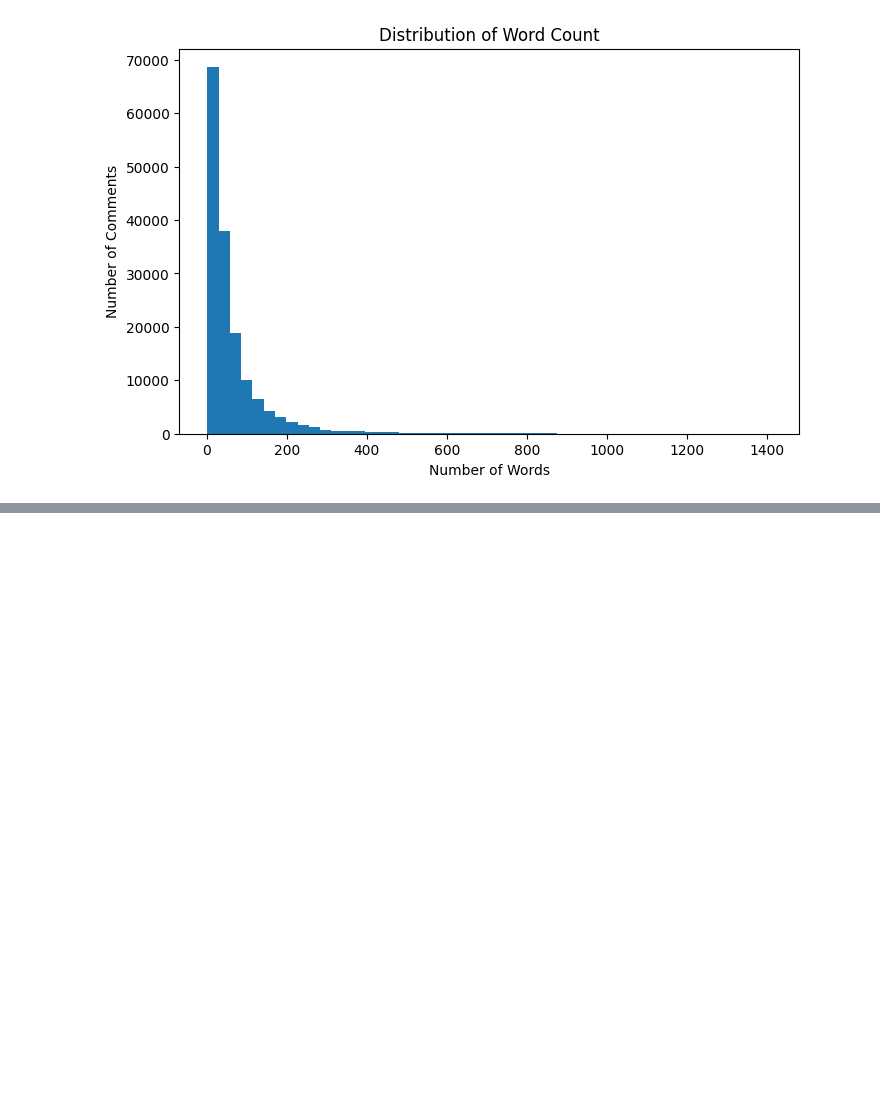
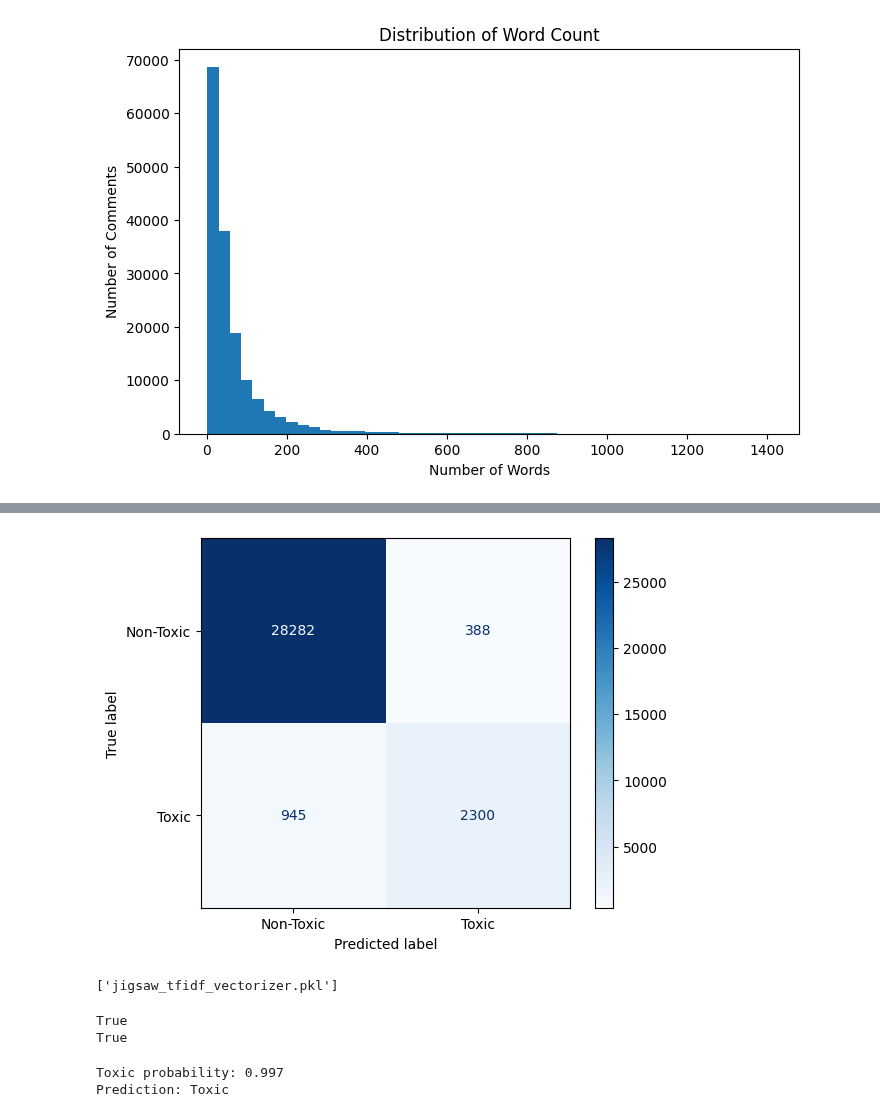
Before and after one commit to mahiicodes09-spec/Convox, a Jupyter notebook: ml/model-1 (mahi)/notebook/jigsaw-eda.ipynb, the cells around one changed output, grey strips where cells are left out. Cells and saved outputs as stored; diff of their text form; code cells hidden in the pictures; blank space fills up the shorter version.

```diff
--- a/ml/model-1 (mahi)/notebook/jigsaw-eda.ipynb
+++ b/ml/model-1 (mahi)/notebook/jigsaw-eda.ipynb
@@ -135,0 +569,17 @@ plt.show()
+# %%
+from sklearn.feature_extraction.text import TfidfVectorizer
+
+tfidf = TfidfVectorizer(
+    max_features=20000,
+    ngram_range=(1, 2),
+    stop_words="english"
+)
+
+X_train_tfidf = tfidf.fit_transform(X_train)
+X_test_tfidf = tfidf.transform(X_test)
+# %%
+from sklearn.linear_model import LogisticRegression
+
+model = LogisticRegression(max_iter=1000)
+
+model.fit(X_train_tfidf, y_train)
@@ -135,0 +615,4 @@ plt.show()
+# %%
+y_prob = model.predict_proba(X_test_tfidf)[:, 1]
+
+print(y_prob[:10])
@@ -135,0 +684,3 @@ plt.show()
+# %%
+threshold = 0.33
+y_pred = (y_prob >= threshold).astype(int)
@@ -135,0 +704,47 @@ plt.show()
+# %%
+from sklearn.metrics import confusion_matrix, ConfusionMatrixDisplay
+
+cm = confusion_matrix(y_test, y_pred)
+
+disp = ConfusionMatrixDisplay(
+    confusion_matrix=cm,
+    display_labels=["Non-Toxic", "Toxic"]
+)
+
+disp.plot(cmap="Blues")
+plt.show()
+# %% [output]
+[figure, added]
+# %%
+import joblib
+
+joblib.dump(model, "jigsaw_toxic_model.pkl")
+joblib.dump(tfidf, "jigsaw_tfidf_vectorizer.pkl")
+# %% [output]
+['jigsaw_tfidf_vectorizer.pkl']
+# %%
+import os
+
+print(os.path.exists("jigsaw_toxic_model.pkl"))
+print(os.path.exists("jigsaw_tfidf_vectorizer.pkl"))
+# %% [output]
+True
+True
+# %%
+import joblib
+
+loaded_model = joblib.load("jigsaw_toxic_model.pkl")
+loaded_tfidf = joblib.load("jigsaw_tfidf_vectorizer.pkl")
+
+comment = ["You are stupid and nobody likes you"]
+
+comment_tfidf = loaded_tfidf.transform(comment)
+
+probability = loaded_model.predict_proba(comment_tfidf)[0][1]
+prediction = int(probability >= 0.33)
+
+print("Toxic probability:", round(probability, 3))
+print("Prediction:", "Toxic" if prediction == 1 else "Non-Toxic")
+# %% [output]
+Toxic probability: 0.997
+Prediction: Toxic
```
Also changed, not shown: parts of 44 cells of this notebook, 6 other files.
